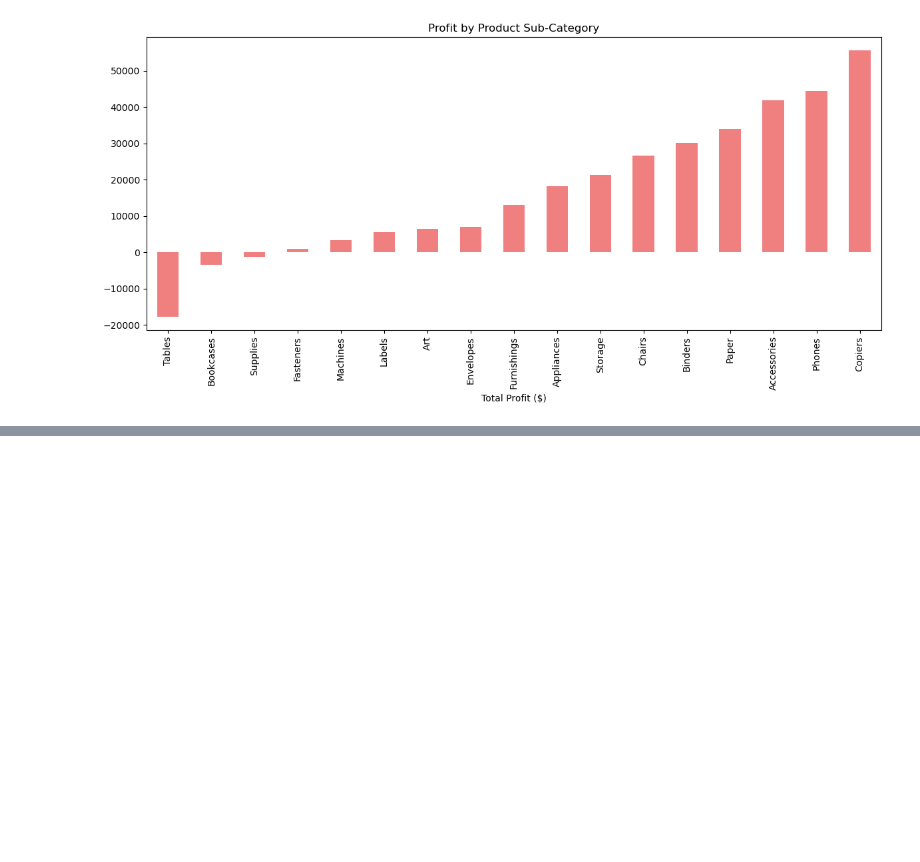
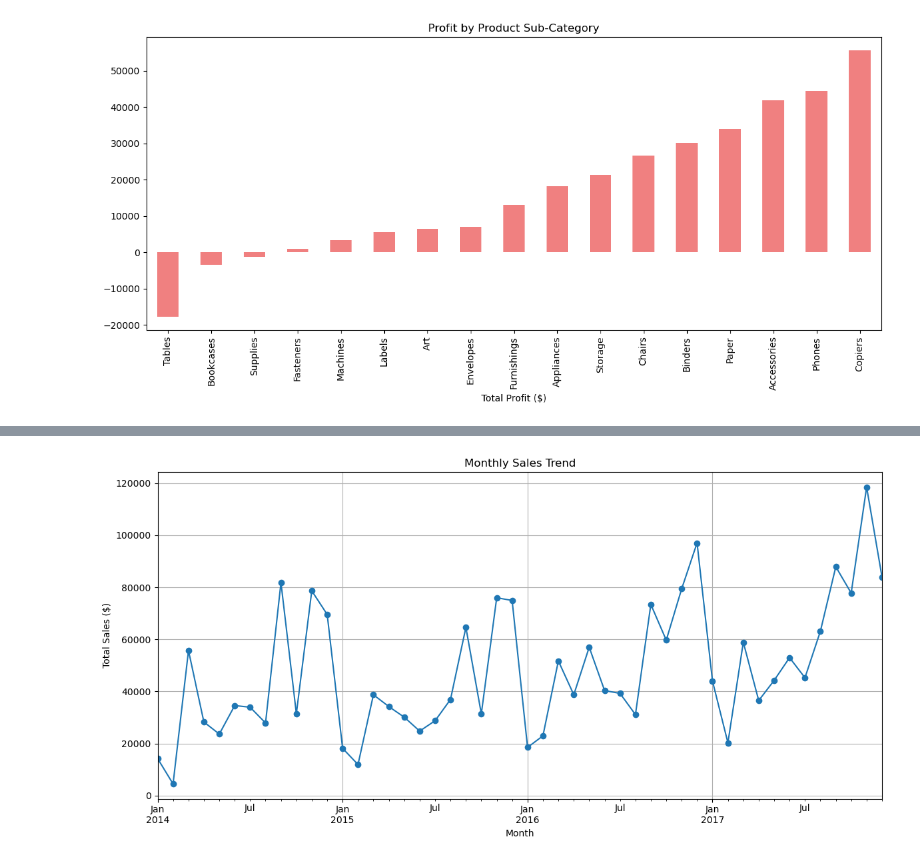
Before and after one commit to ryantaldino/superstore_analysis, a Jupyter notebook: latihan deepseek 1.ipynb, the cells around one changed output, grey strips where cells are left out. Saved outputs shown, nothing was run; the diff lists cells and outputs as text; code cells hidden in the pictures; blank space fills up the shorter version.

```diff
--- a/latihan deepseek 1.ipynb
+++ b/latihan deepseek 1.ipynb
@@ -125,0 +140,14 @@ plt.show()
+# %%
+df['order_date'] = pd.to_datetime(df['order_date'])
+df.set_index('order_date', inplace=True)
+monthly_sales = df['sales'].resample('M').sum()
+plt.figure(figsize=(12, 6))
+monthly_sales.plot(marker='o', linestyle='-')
+plt.title('Monthly Sales Trend')
+plt.xlabel('Month')
+plt.ylabel('Total Sales ($)')
+plt.grid()
+plt.tight_layout()
+plt.show()
+# %% [output]
+[figure, added]
```
Also changed, not shown: parts of 3 cells of this notebook.
